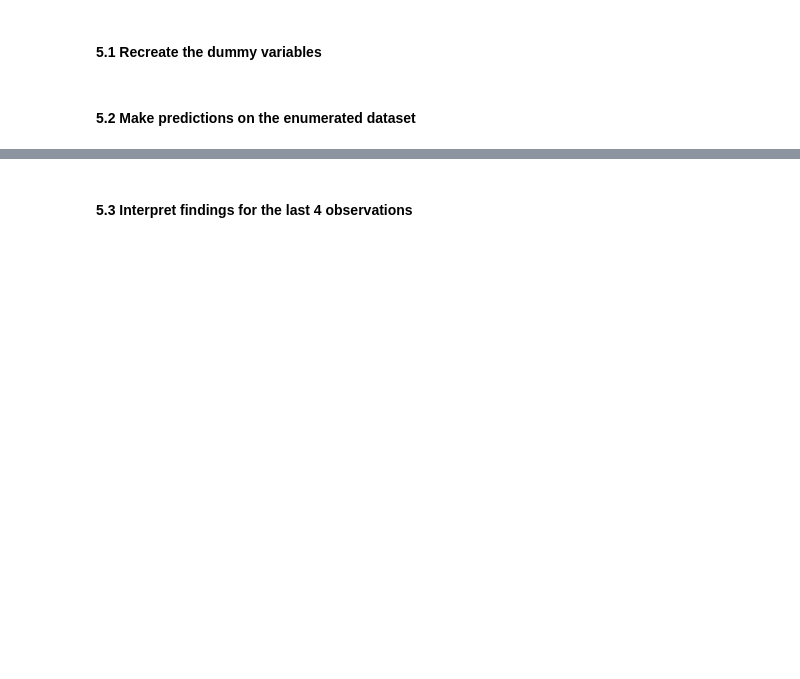
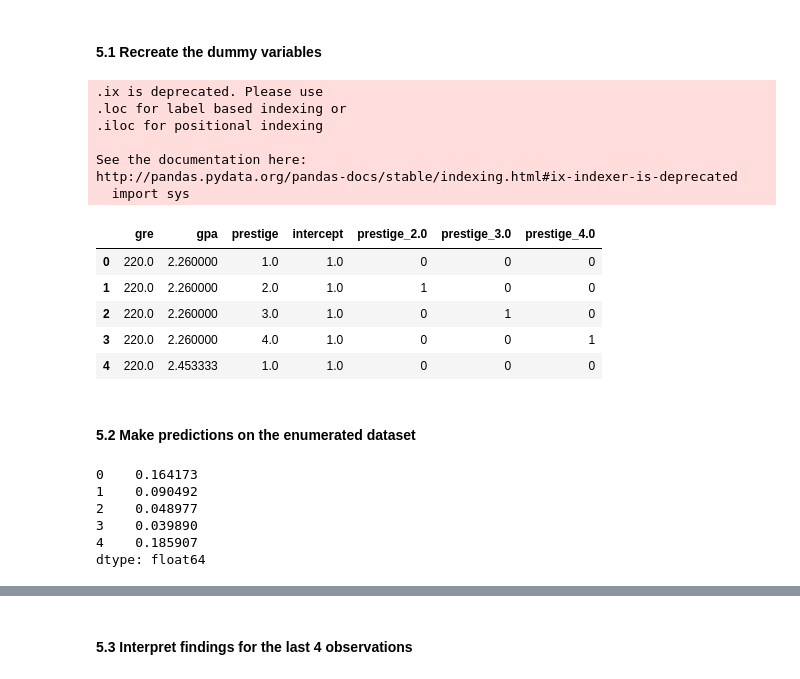
Before and after one commit to khalidh21/khalid-hw-repo, a Jupyter notebook: project3-starter_HW.ipynb, the cells around one changed output, grey strips where cells are left out. Cells and saved outputs as stored; diff of their text form; code cells hidden in the pictures; blank space fills up the shorter version.

```diff
--- a/project3-starter_HW.ipynb
+++ b/project3-starter_HW.ipynb
@@ -351,24 +369,17 @@ def cartesian(arrays, out=None):
 # instead of generating all possible values of GRE and GPA, we're going
 # to use an evenly spaced range of 10 values from the min to the max
 gres = np.linspace(data['gre'].min(), data['gre'].max(), 10)
-gres_int = gres.astype(int)
-print(gres_int)
+print(gres)
 # array([ 220.        ,  284.44444444,  348.88888889,  413.33333333,
 #         477.77777778,  542.22222222,  606.66666667,  671.11111111,
 #         735.55555556,  800.        ])
 
 gpas = np.linspace(data['gpa'].min(), data['gpa'].max(), 10)
-gpas_int = gpas.astype(int)
-print(gpas_int)
+print(gpas)
 # array([ 2.26      ,  2.45333333,  2.64666667,  2.84      ,  3.03333333,
 #         3.22666667,  3.42      ,  3.61333333,  3.80666667,  4.        ])
 
 
 # enumerate all possibilities
-# combos = pd.DataFrame(cartesian([gres, gpas, [1, 2, 3, 4], [1]]))
-# combos_int= pd.DataFrame(cartesian([gres_int, gpas_int, [1, 2, 3, 4], [1.]]))
-combos_int_clean = combos_int.fillna(0)
-combos_cartesian = combos_int_clean(cartesian(combos_int_clean))
-
-# Convert the combos cartesian function
+combos = pd.DataFrame(cartesian([gres, gpas, [1, 2, 3, 4], [1]]))
 # %% [output]
@@ -389,15 +400,35 @@ combos_int_clean
 #### 5.1 Recreate the dummy variables
 # %%
 # recreate the dummy variables
-combos_dummies = pd.get_dummies(combos.prestige, prefix='prestige')
+combos.columns = ['gre', 'gpa', 'prestige', 'intercept']
+combos_dummies = pd.get_dummies(combos['prestige'], prefix='prestige')
+dummy_combos_columns = ['prestige_1.0', 'prestige_2.0', 'prestige_3.0', 'prestige_4.0']
 
-data = pd.concat([df, prestige_dummies], axis=1)
-data.head()
-
-combos_dummies.head()
-
-# keep only what we need for making predictions
 cols_to_keep = ['gre', 'gpa', 'prestige', 'intercept']
-combos = combos[cols_to_keep].join(dummy_ranks.ix[:, 'prestige_2.0':])
+combos = combos[cols_to_keep].join(combos_dummies.ix[:, 'prestige_2.0':])
+combos.head()
+# %% [output]
+.ix is deprecated. Please use
+.loc for label based indexing or
+.iloc for positional indexing
+
+See the documentation here:
+http://pandas.pydata.org/pandas-docs/stable/indexing.html#ix-indexer-is-deprecated
+  import sys
+|  | gre | gpa | prestige | intercept | prestige_2.0 | prestige_3.0 | prestige_4.0 |
+| 0 | 220.0 | 2.260000 | 1.0 | 1.0 | 0 | 0 | 0 |
+| 1 | 220.0 | 2.260000 | 2.0 | 1.0 | 1 | 0 | 0 |
+| 2 | 220.0 | 2.260000 | 3.0 | 1.0 | 0 | 1 | 0 |
+| 3 | 220.0 | 2.260000 | 4.0 | 1.0 | 0 | 0 | 1 |
+| 4 | 220.0 | 2.453333 | 1.0 | 1.0 | 0 | 0 | 0 |
 # %% [markdown]
 #### 5.2 Make predictions on the enumerated dataset
+# %%
+result.predict(combos[train_cols]).head()
+# %% [output]
+0    0.164173
+1    0.090492
+2    0.048977
+3    0.039890
+4    0.185907
+dtype: float64
```
Also changed, not shown: parts of 12 cells of this notebook.
